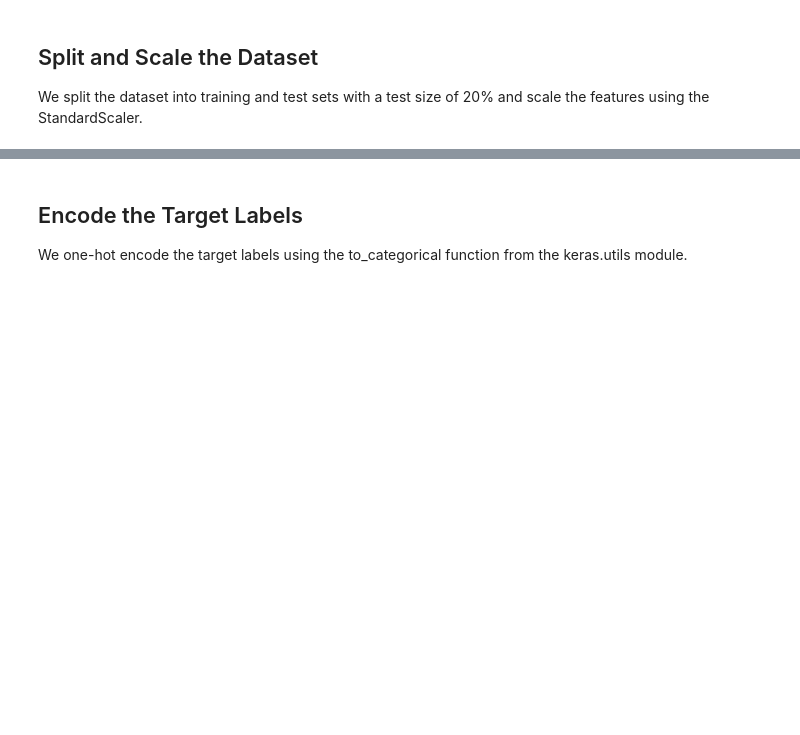
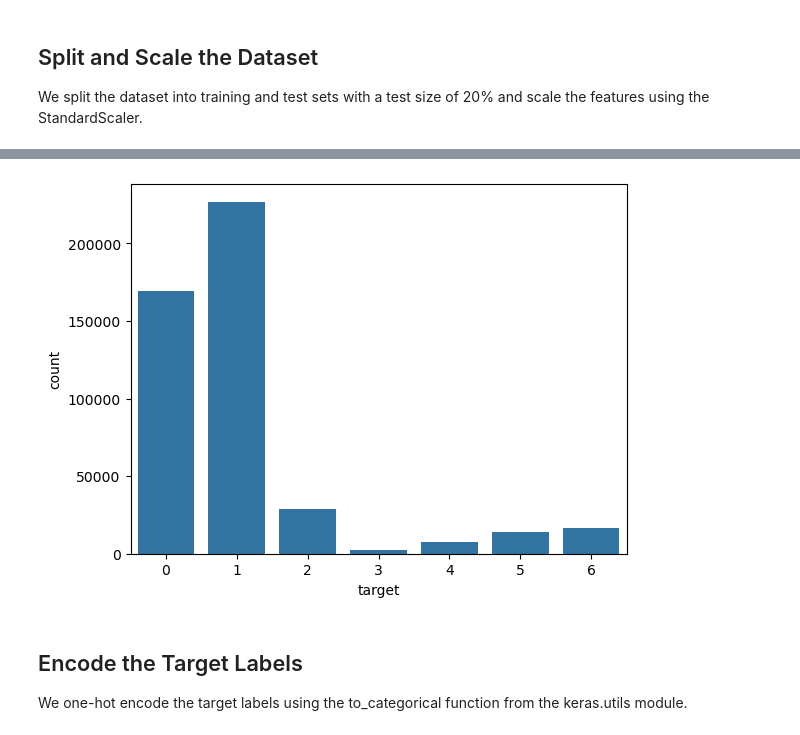
Before and after one commit to SugguSCH/Machine-Learning, a Jupyter notebook: Lab7/Lab7 DL-Classification.ipynb, the cells around one changed output, grey strips where cells are left out. Cells and saved outputs as stored; diff of their text form; code cells hidden in the pictures; blank space fills up the shorter version.

```diff
--- a/Lab7/Lab7 DL-Classification.ipynb
+++ b/Lab7/Lab7 DL-Classification.ipynb
@@ -117,3 +155,11 @@ X_test = scaler.transform(X_test)
+# %%
+import seaborn as sns
+import matplotlib.pyplot as plt
+
+sns.countplot(x=y_train)
+plt.show()
+# %% [output]
+[figure, added]
 # %% [markdown]
 ## Encode the Target Labels
 We one-hot encode the target labels using the to_categorical function from the keras.utils module.
```
Also changed, not shown: parts of 4 cells of this notebook, 5 other files.
